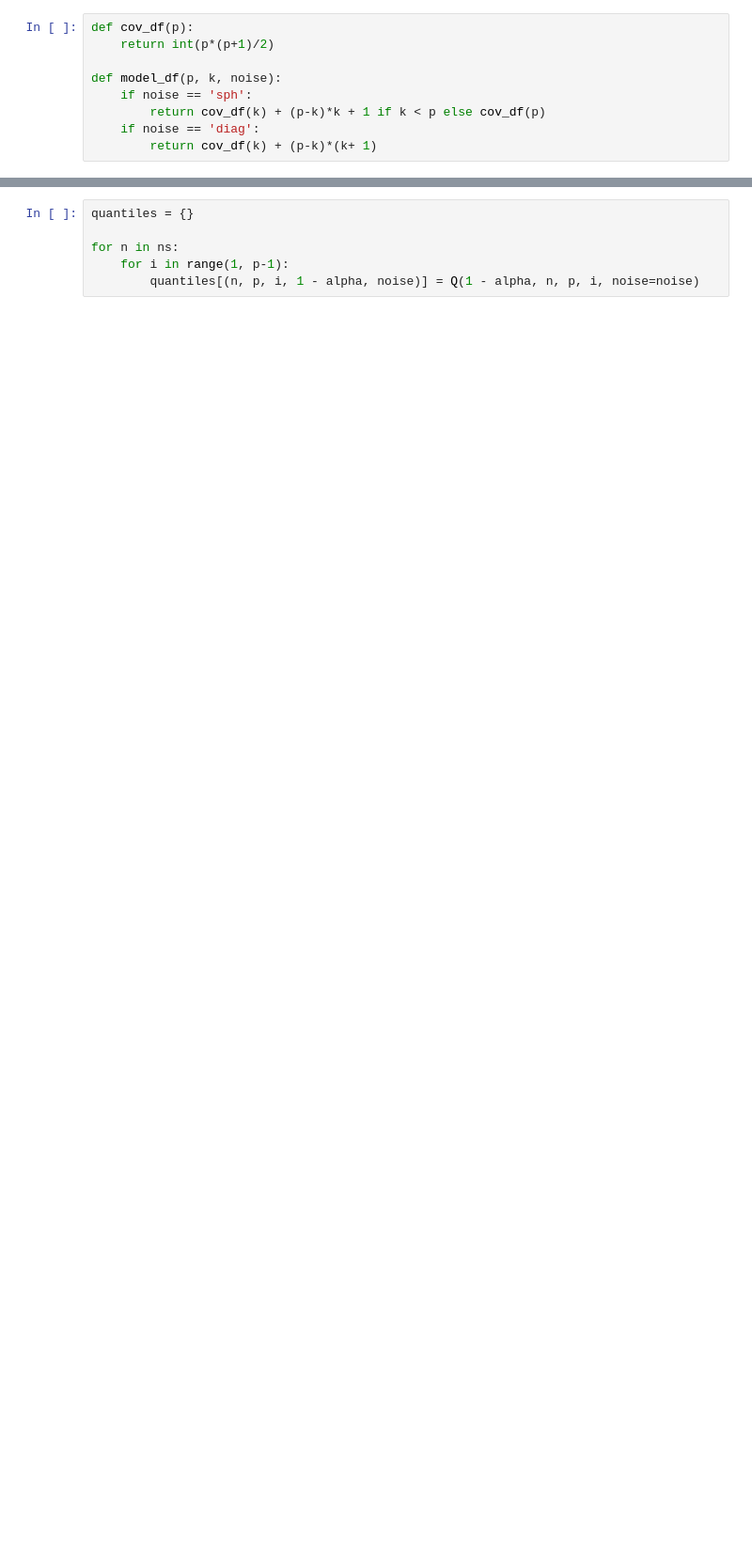
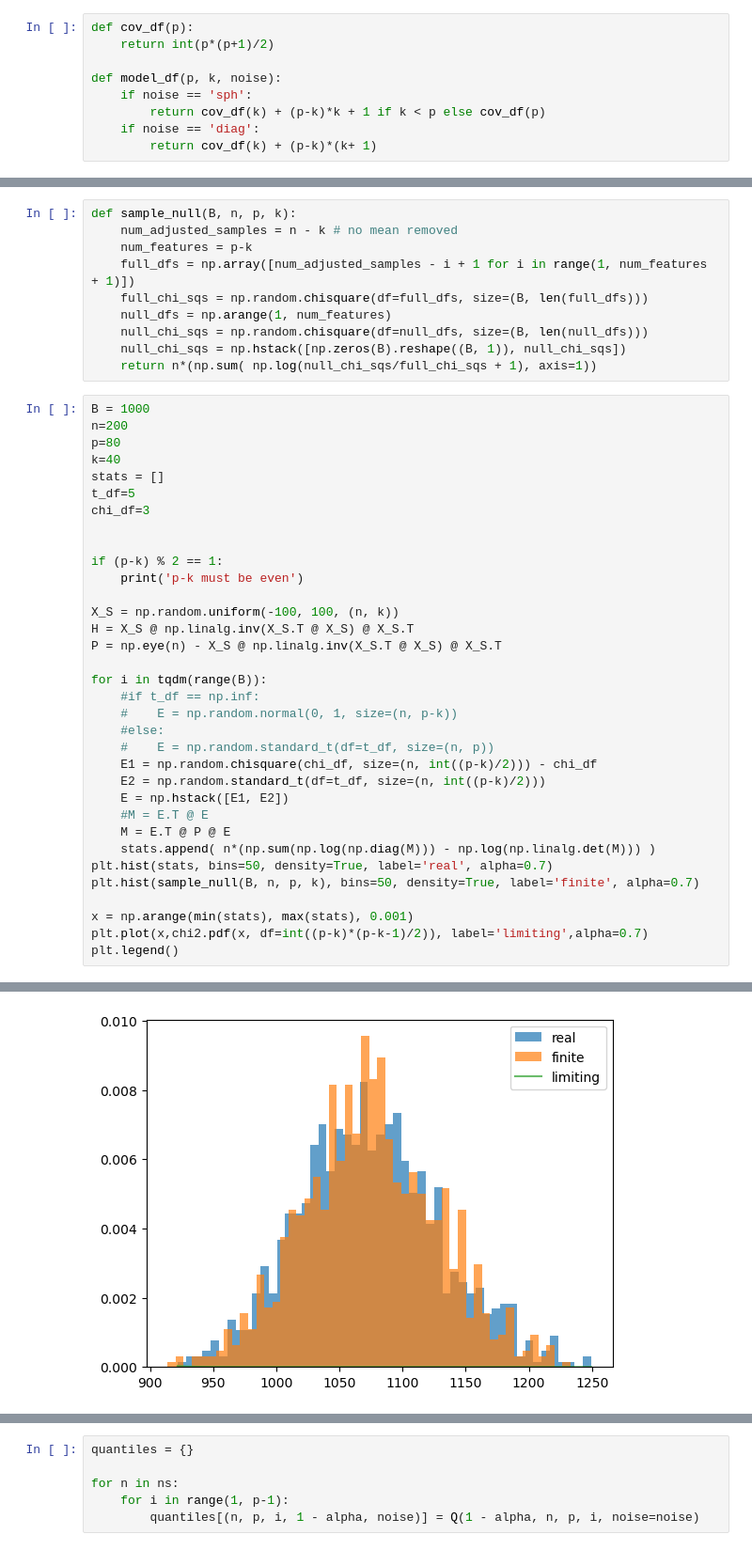
Before and after one commit to AnavSood/CSS, a Jupyter notebook: notebooks/model_selection.ipynb, the cells around one changed output, grey strips where cells are left out. Shown: that part at 94% size. Saved outputs shown, nothing was run; the diff lists cells and outputs as text; blank space fills up the shorter version.

```diff
--- a/notebooks/model_selection.ipynb
+++ b/notebooks/model_selection.ipynb
@@ -88,0 +64,45 @@ def summarize_results(results):
+# %%
+def sample_null(B, n, p, k):
+    num_adjusted_samples = n - k # no mean removed
+    num_features = p-k
+    full_dfs = np.array([num_adjusted_samples - i + 1 for i in range(1, num_features + 1)])
+    full_chi_sqs = np.random.chisquare(df=full_dfs, size=(B, len(full_dfs)))
+    null_dfs = np.arange(1, num_features)
+    null_chi_sqs = np.random.chisquare(df=null_dfs, size=(B, len(null_dfs)))
+    null_chi_sqs = np.hstack([np.zeros(B).reshape((B, 1)), null_chi_sqs])
+    return n*(np.sum( np.log(null_chi_sqs/full_chi_sqs + 1), axis=1))
+# %%
+B = 1000
+n=200
+p=80
+k=40
+stats = []
+t_df=5
+chi_df=3
+
+
+if (p-k) % 2 == 1:
+    print('p-k must be even')
+
+X_S = np.random.uniform(-100, 100, (n, k))
+H = X_S @ np.linalg.inv(X_S.T @ X_S) @ X_S.T
+P = np.eye(n) - X_S @ np.linalg.inv(X_S.T @ X_S) @ X_S.T
+
+for i in tqdm(range(B)):
+    #if t_df == np.inf:
+    #    E = np.random.normal(0, 1, size=(n, p-k))
+    #else:
+    #    E = np.random.standard_t(df=t_df, size=(n, p))
+    E1 = np.random.chisquare(chi_df, size=(n, int((p-k)/2))) - chi_df
+    E2 = np.random.standard_t(df=t_df, size=(n, int((p-k)/2)))
+    E = np.hstack([E1, E2])
+    #M = E.T @ E
+    M = E.T @ P @ E
+    stats.append( n*(np.sum(np.log(np.diag(M))) - np.log(np.linalg.det(M))) )
+plt.hist(stats, bins=50, density=True, label='real', alpha=0.7)
+plt.hist(sample_null(B, n, p, k), bins=50, density=True, label='finite', alpha=0.7)
+
+x = np.arange(min(stats), max(stats), 0.001)
+plt.plot(x,chi2.pdf(x, df=int((p-k)*(p-k-1)/2)), label='limiting',alpha=0.7)
+plt.legend()
+# %% [output]
@@ -88,0 +110 @@ def summarize_results(results):
+[figure, added]
```
Also changed, not shown: parts of 35 cells of this notebook, 35 other files.
